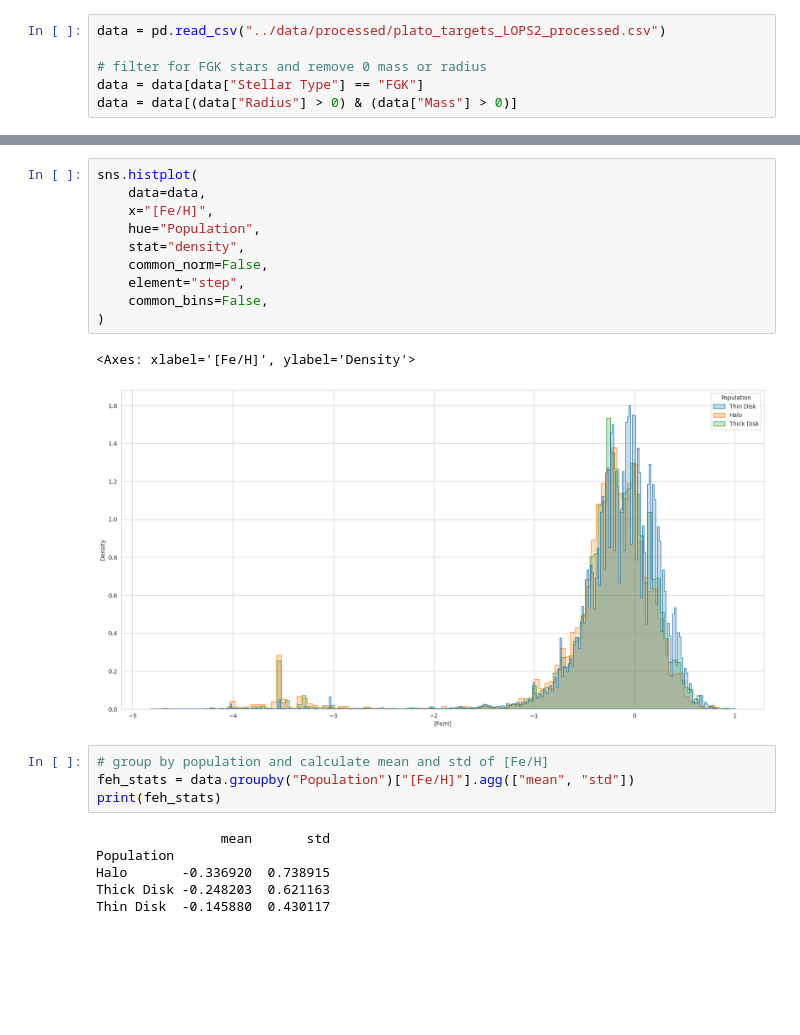
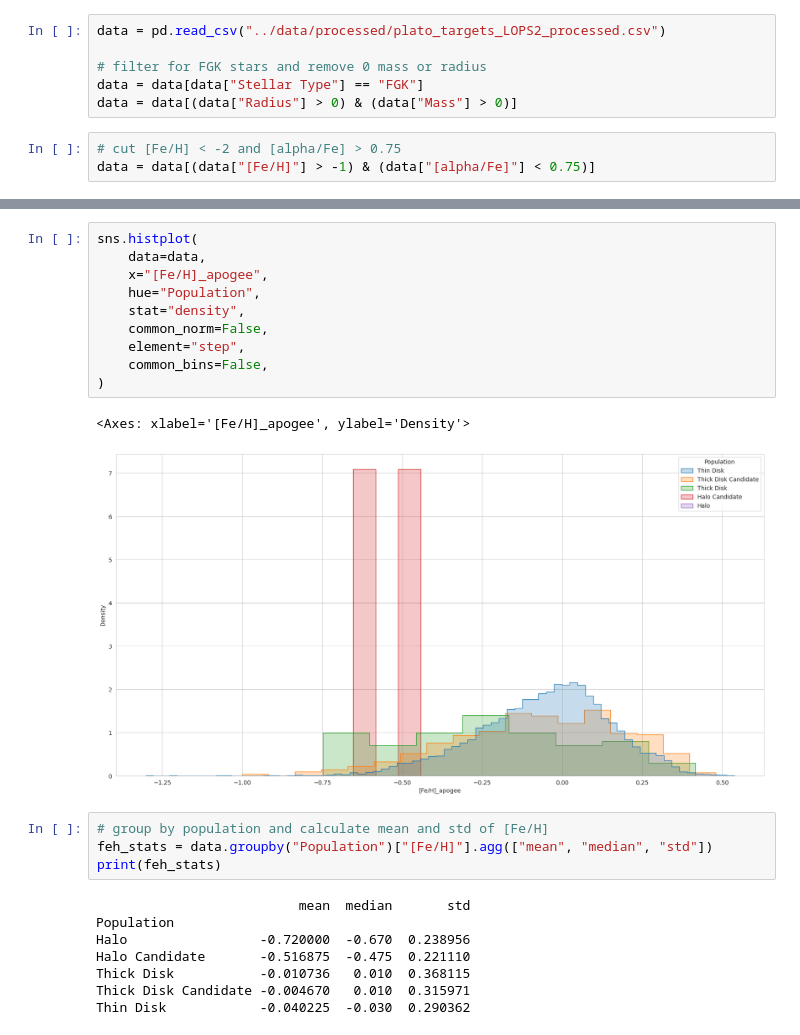
Before and after one commit to ChrisBoettner/plato, a Jupyter notebook: notebooks/04_stellar_populations.ipynb, the cells around one changed output, grey strips where cells are left out. Cells and saved outputs as stored; diff of their text form; blank space fills up the shorter version.

```diff
--- a/notebooks/04_stellar_populations.ipynb
+++ b/notebooks/04_stellar_populations.ipynb
@@ -12,6 +12,9 @@ data = pd.read_csv("../data/processed/plato_targets_LOPS2_processed.csv")
 # filter for FGK stars and remove 0 mass or radius
 data = data[data["Stellar Type"] == "FGK"]
 data = data[(data["Radius"] > 0) & (data["Mass"] > 0)]
+# %%
+# cut [Fe/H] < -2 and [alpha/Fe] > 0.75
+data = data[(data["[Fe/H]"] > -1) & (data["[alpha/Fe]"] < 0.75)]
 # %%
 sns.histplot(
     data=data,
@@ -51,23 +57,25 @@ sns.histplot(
 # %%
 sns.histplot(
     data=data,
-    x="[Fe/H]",
+    x="[Fe/H]_apogee",
     hue="Population",
     stat="density",
     common_norm=False,
     element="step",
     common_bins=False,
 )
 # %% [output]
-<Axes: xlabel='[Fe/H]', ylabel='Density'>
+<Axes: xlabel='[Fe/H]_apogee', ylabel='Density'>
-[figure, old version]
+[figure, new version]
 # %%
 # group by population and calculate mean and std of [Fe/H]
-feh_stats = data.groupby("Population")["[Fe/H]"].agg(["mean", "std"])
+feh_stats = data.groupby("Population")["[Fe/H]"].agg(["mean", "median", "std"])
 print(feh_stats)
 # %% [output]
-                mean       std
+                          mean  median       std
 Population
-Halo       -0.336920  0.738915
-Thick Disk -0.248203  0.621163
-Thin Disk  -0.145880  0.430117
+Halo                 -0.720000  -0.670  0.238956
+Halo Candidate       -0.516875  -0.475  0.221110
+Thick Disk           -0.010736   0.010  0.368115
+Thick Disk Candidate -0.004670   0.010  0.315971
+Thin Disk            -0.040225  -0.030  0.290362
```
Also changed, not shown: parts of 13 cells of this notebook, 5 other files.
